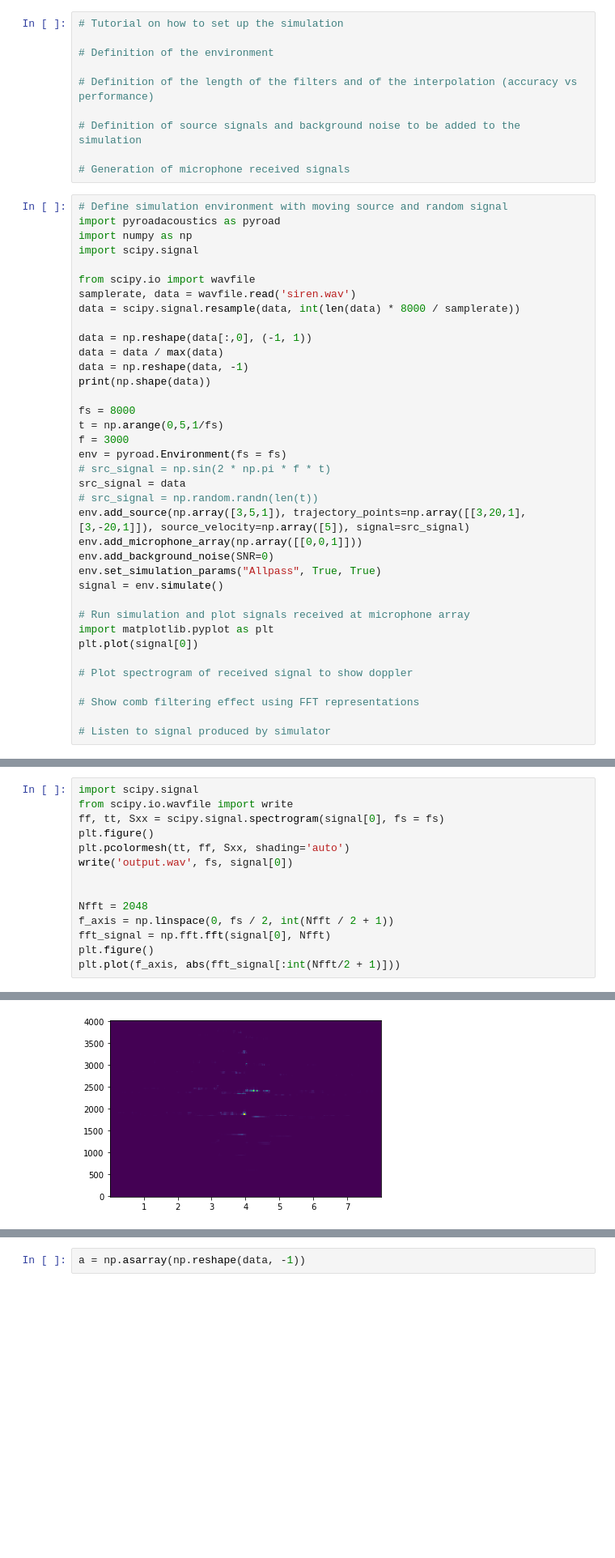
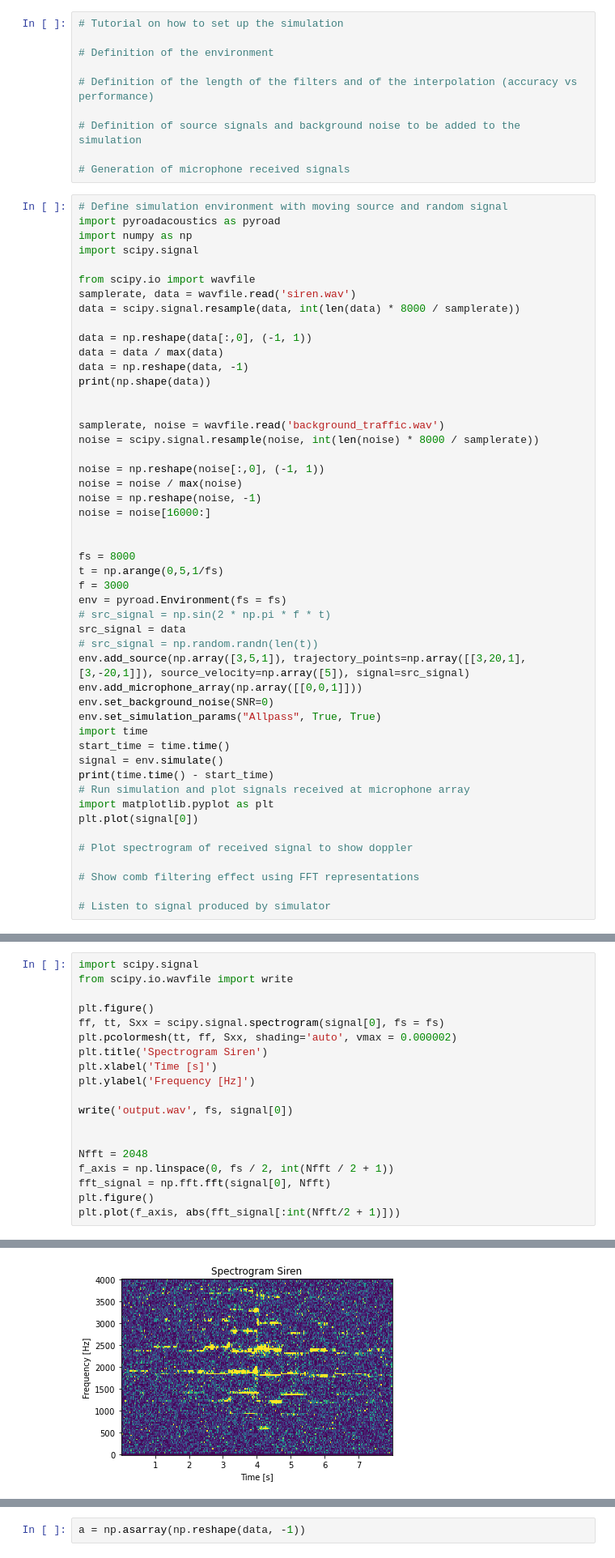
Before and after one commit to steDamiano/pyroadacoustics, a Jupyter notebook: simulator_demo.ipynb, the cells around one changed output, grey strips where cells are left out. Shown at 81% size. Saved outputs shown, nothing was run; the diff lists cells and outputs as text; blank space fills up the shorter version.

Commit message:
Optimization and background noise definition

```diff
--- a/simulator_demo.ipynb
+++ b/simulator_demo.ipynb
@@ -43,6 +43,16 @@ data = data / max(data)
 data = np.reshape(data, -1)
 print(np.shape(data))
 
+
+samplerate, noise = wavfile.read('background_traffic.wav')
+noise = scipy.signal.resample(noise, int(len(noise) * 8000 / samplerate))
+
+noise = np.reshape(noise[:,0], (-1, 1))
+noise = noise / max(noise)
+noise = np.reshape(noise, -1)
+noise = noise[16000:]
+
+
 fs = 8000
 t = np.arange(0,5,1/fs)
 f = 3000
@@ -52,10 +62,12 @@ src_signal = data
 # src_signal = np.random.randn(len(t))
 env.add_source(np.array([3,5,1]), trajectory_points=np.array([[3,20,1], [3,-20,1]]), source_velocity=np.array([5]), signal=src_signal)
 env.add_microphone_array(np.array([[0,0,1]]))
-env.add_background_noise(SNR=0)
+env.set_background_noise(SNR=0)
 env.set_simulation_params("Allpass", True, True)
+import time
+start_time = time.time()
 signal = env.simulate()
-
+print(time.time() - start_time)
 # Run simulation and plot signals received at microphone array
 import matplotlib.pyplot as plt
 plt.plot(signal[0])
@@ -72,17 +85,22 @@ plt.plot(signal[0])
 # %%
 import scipy.signal
 from scipy.io.wavfile import write
+
+plt.figure()
 ff, tt, Sxx = scipy.signal.spectrogram(signal[0], fs = fs)
-plt.figure()
-plt.pcolormesh(tt, ff, Sxx, shading='auto')
+plt.pcolormesh(tt, ff, Sxx, shading='auto', vmax = 0.000002)
+plt.title('Spectrogram Siren')
+plt.xlabel('Time [s]')
+plt.ylabel('Frequency [Hz]')
+
 write('output.wav', fs, signal[0])
 
 
 Nfft = 2048
 f_axis = np.linspace(0, fs / 2, int(Nfft / 2 + 1))
 fft_signal = np.fft.fft(signal[0], Nfft)
 plt.figure()
 plt.plot(f_axis, abs(fft_signal[:int(Nfft/2 + 1)]))
 # %% [output]
 [<matplotlib.lines.Line2D at 0x...>]
-[figure, old version]
+[figure, new version]
```
Also changed, not shown: parts of 3 cells of this notebook, 7 other files.
